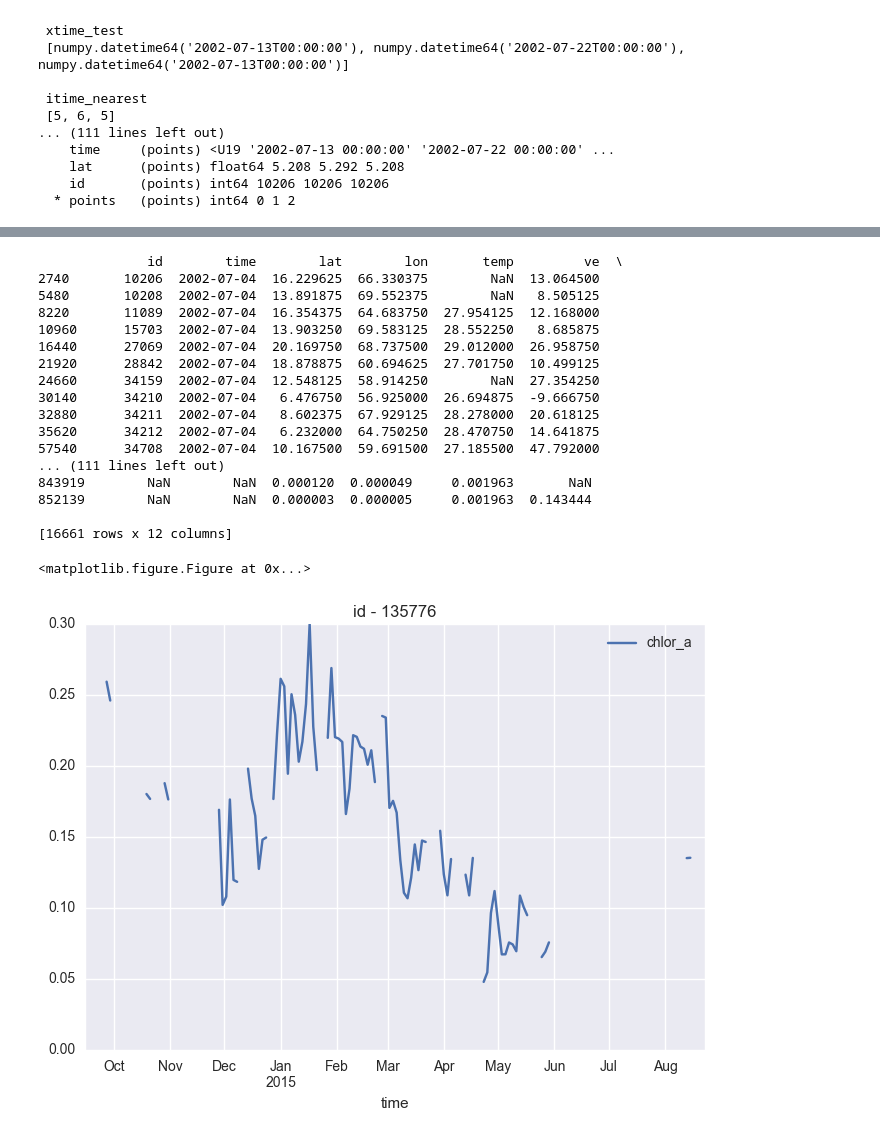
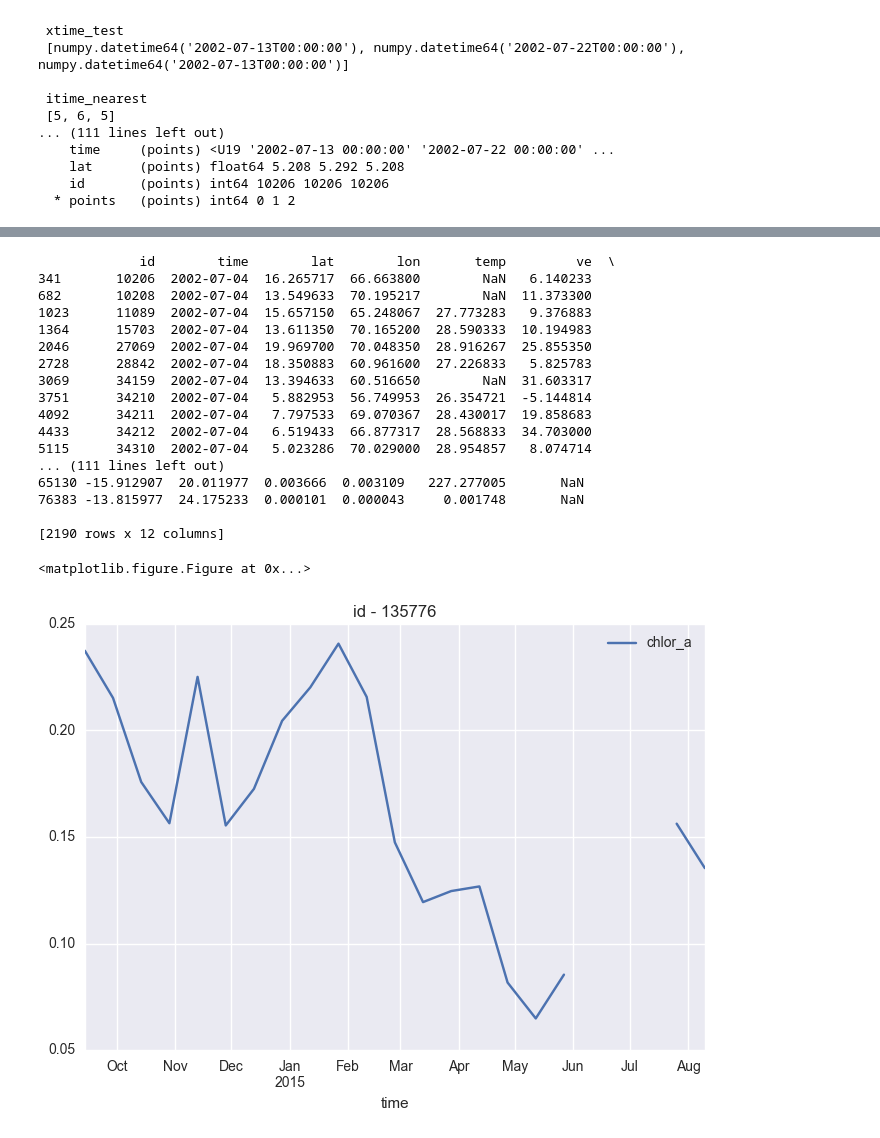
Before and after one commit to vyan2000/ocml-public, a Jupyter notebook: data_coverage_GlobColor/data_coverage_2D_GlobColour_load_1chldist.ipynb, the cells around one changed output, grey strips where cells are left out. Drawn from its saved outputs; the diff is of its cells as text; code cells hidden in the pictures.

```diff
--- a/data_coverage_GlobColor/data_coverage_2D_GlobColour_load_1chldist.ipynb
+++ b/data_coverage_GlobColor/data_coverage_2D_GlobColour_load_1chldist.ipynb
@@ -16,7 +16,7 @@ import seaborn as sns
 from matplotlib.colors import LogNorm
 # %%
 # resampling frequency in number of days
-freq=2
+freq=15
 # %%
 from tools.load_GlobColor_dataset import load_dataset
 import importlib
@@ -183,7 +183,7 @@ array(5.020830154418945)
 from buyodata import buoydata
 import os
 # %%
-fnamesAll = ['./gdp_float/buoydata_1_5000.dat','./gdp_float/buoydata_5001_10000.dat','./gdp_float/buoydata_10001_15000.dat','./gdp_float/buoydata_15001_jun17.dat']
+fnamesAll = ['./gdp_float/buoydata_1_5000.dat','./gdp_float/buoydata_5001_10000.dat','./gdp_float/buoydata_10001_15000.dat','./gdp_float/buoydata_15001_jun16.dat']
 # %%
 # read them and cancatenate them into one DataFrame
 dfAll = pd.concat([buoydata.read_buoy_data(f) for f in fnamesAll])  # around 4~5 minutes
@@ -782,36 +782,36 @@ See the caveats in the documentation: http://pandas.pydata.org/pandas-docs/stabl
 # %%
 # output the dataframe result_out4
 var1 = "chl"
-outdir_prefix = "./data_globcolour/output.data.interpolate/" + "df_Globcolor_"
+outdir_prefix = "./data_globcolour/output.data/interpolate/" + "df_Globcolor_"
 outdir = outdir_prefix + var1 + "_" + str(freq) + "d.csv"
 result_out4.to_csv(outdir)
 print(pd.read_csv(outdir,index_col=0))
 
 ### plot for id 125776, which will be fit by LDS
 plt.figure(figsize=(8,6))
 result_out4[result_out4.id == 135776].plot(x='time', y ='chlor_a', title=('id - %d' % 135776) )
 plt.show();
 plt.close("all")
 # %% [output]
-              id        time        lat        lon       temp         ve  \
-2740       10206  2002-07-04  16.229625  66.330375        NaN  13.064500
-5480       10208  2002-07-04  13.891875  69.552375        NaN   8.505125
-8220       11089  2002-07-04  16.354375  64.683750  27.954125  12.168000
-10960      15703  2002-07-04  13.903250  69.583125  28.552250   8.685875
-16440      27069  2002-07-04  20.169750  68.737500  29.012000  26.958750
-21920      28842  2002-07-04  18.878875  60.694625  27.701750  10.499125
-24660      34159  2002-07-04  12.548125  58.914250        NaN  27.354250
-30140      34210  2002-07-04   6.476750  56.925000  26.694875  -9.666750
-32880      34211  2002-07-04   8.602375  67.929125  28.278000  20.618125
-35620      34212  2002-07-04   6.232000  64.750250  28.470750  14.641875
-57540      34708  2002-07-04  10.167500  59.691500  27.185500  47.792000
+             id        time        lat        lon       temp         ve  \
+341       10206  2002-07-04  16.265717  66.663800        NaN   6.140233
+682       10208  2002-07-04  13.549633  70.195217        NaN  11.373300
+1023      11089  2002-07-04  15.657150  65.248067  27.773283   9.376883
+1364      15703  2002-07-04  13.611350  70.165200  28.590333  10.194983
+2046      27069  2002-07-04  19.969700  70.048350  28.916267  25.855350
+2728      28842  2002-07-04  18.350883  60.961600  27.226833   5.825783
+3069      34159  2002-07-04  13.394633  60.516650        NaN  31.603317
+3751      34210  2002-07-04   5.882953  56.749953  26.354721  -5.144814
+4092      34211  2002-07-04   7.797533  69.070367  28.430017  19.858683
+4433      34212  2002-07-04   6.519433  66.877317  28.568833  34.703000
+5115      34310  2002-07-04   5.023286  70.029000  28.954857   8.074714
 ... (111 lines left out)
-843919        NaN        NaN  0.000120  0.000049     0.001963       NaN
-852139        NaN        NaN  0.000003  0.000005     0.001963  0.143444
+65130 -15.912907  20.011977  0.003666  0.003109   227.277005       NaN
+76383 -13.815977  24.175233  0.000101  0.000043     0.001748       NaN
 
-[16661 rows x 12 columns]
+[2190 rows x 12 columns]
 <matplotlib.figure.Figure at 0x...>
-[figure, old version]
+[figure, new version]
 # %%
 #### now interpolate the distance to the coast
 from tools.time_lat_lon_interpolate import interpolate
```
Also changed, not shown: parts of 15 cells of this notebook, 5 other files.
